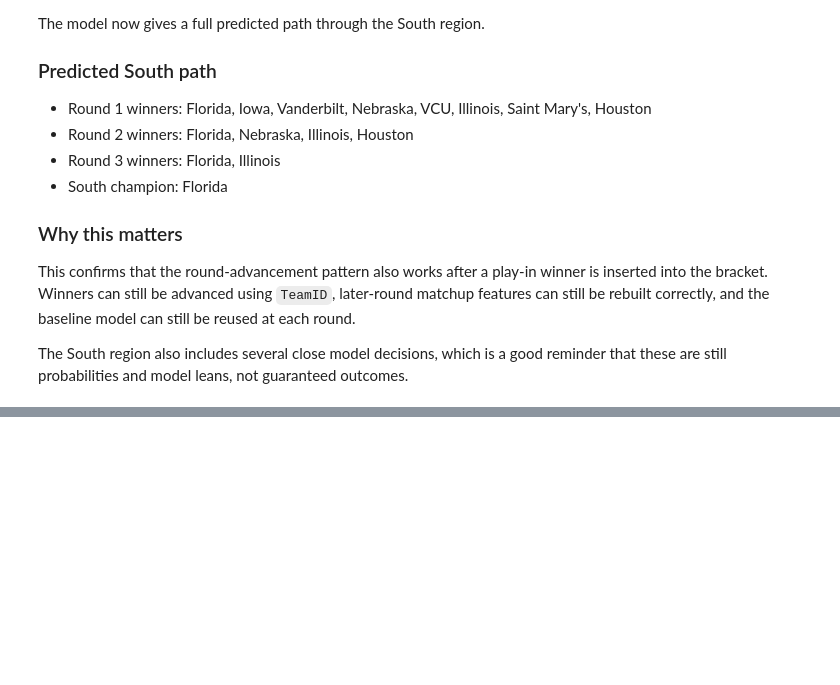
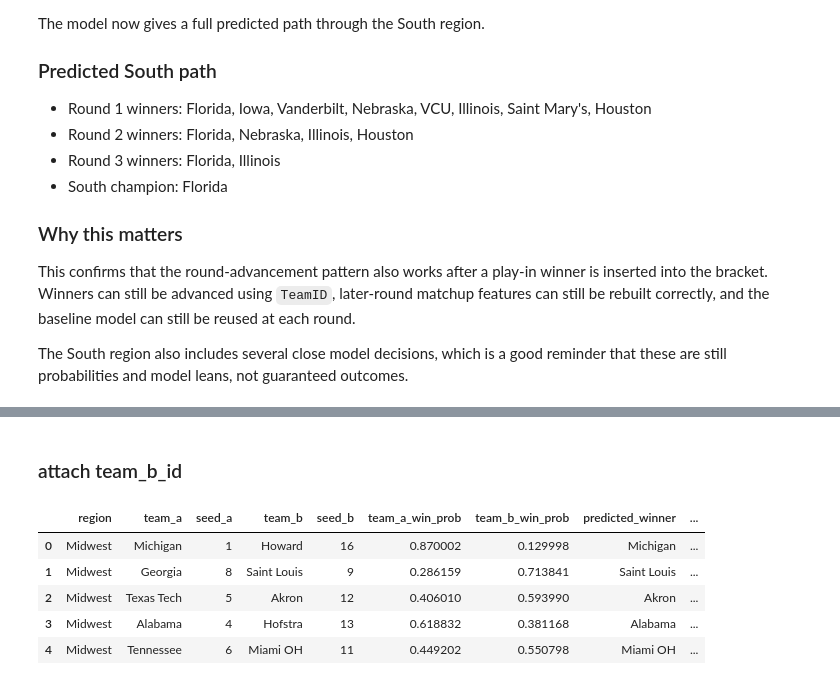
Before and after one commit to Andreachurchwell/march-madness-bracket-simulator, a Jupyter notebook: notebooks/exploration.ipynb, the cells around one changed output, grey strips where cells are left out. Drawn from its saved outputs; the diff is of its cells as text; code cells hidden in the pictures; blank space fills up the shorter version.

```diff
--- a/notebooks/exploration.ipynb
+++ b/notebooks/exploration.ipynb
@@ -2973,0 +2997,17 @@ The South region also includes several close model decisions, which is a good re
+# %% [markdown]
+### attach team_b_id
+# %%
+midwest_round1_ids = midwest_round1_ids.merge(
+    team_lookup.rename(columns={"team": "team_b", "seed": "seed_b", "TeamID": "team_b_id"}),
+    on=["region", "team_b", "seed_b"],
+    how="left"
+)
+
+midwest_round1_ids.head()
+# %% [output]
+|  | region | team_a | seed_a | team_b | seed_b | team_a_win_prob | team_b_win_prob | predicted_winner | ... |
+| 0 | Midwest | Michigan | 1 | Howard | 16 | 0.870002 | 0.129998 | Michigan | ... |
+| 1 | Midwest | Georgia | 8 | Saint Louis | 9 | 0.286159 | 0.713841 | Saint Louis | ... |
+| 2 | Midwest | Texas Tech | 5 | Akron | 12 | 0.406010 | 0.593990 | Akron | ... |
+| 3 | Midwest | Alabama | 4 | Hofstra | 13 | 0.618832 | 0.381168 | Alabama | ... |
+| 4 | Midwest | Tennessee | 6 | Miami OH | 11 | 0.449202 | 0.550798 | Miami OH | ... |
```
Also changed, not shown: parts of 28 cells of this notebook, 1 other file.
